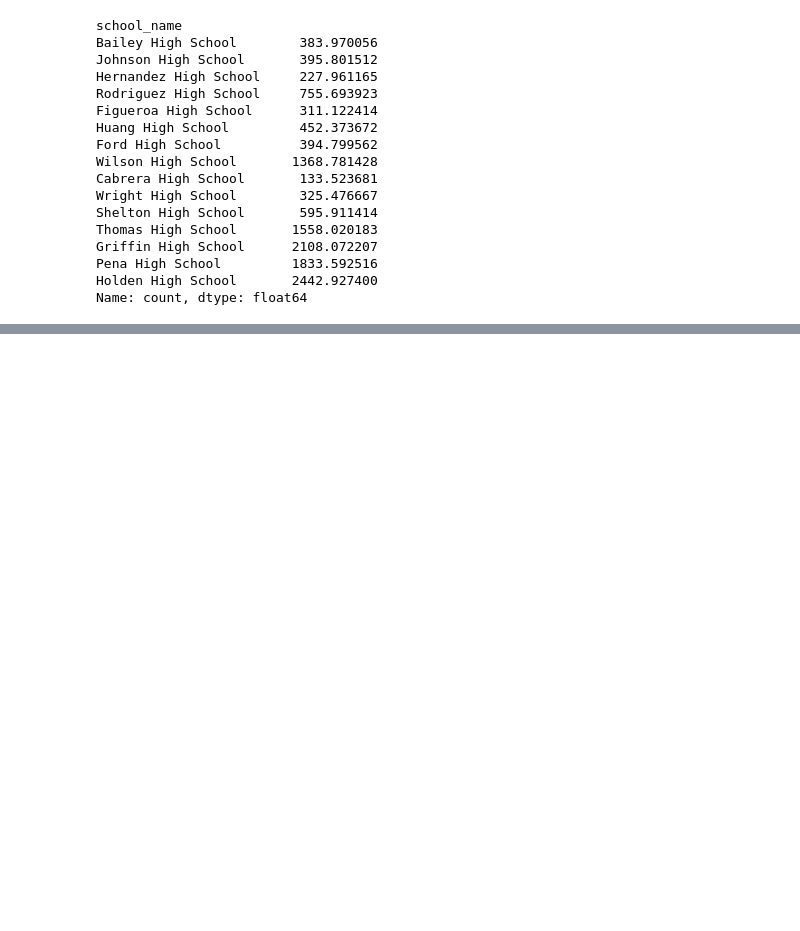
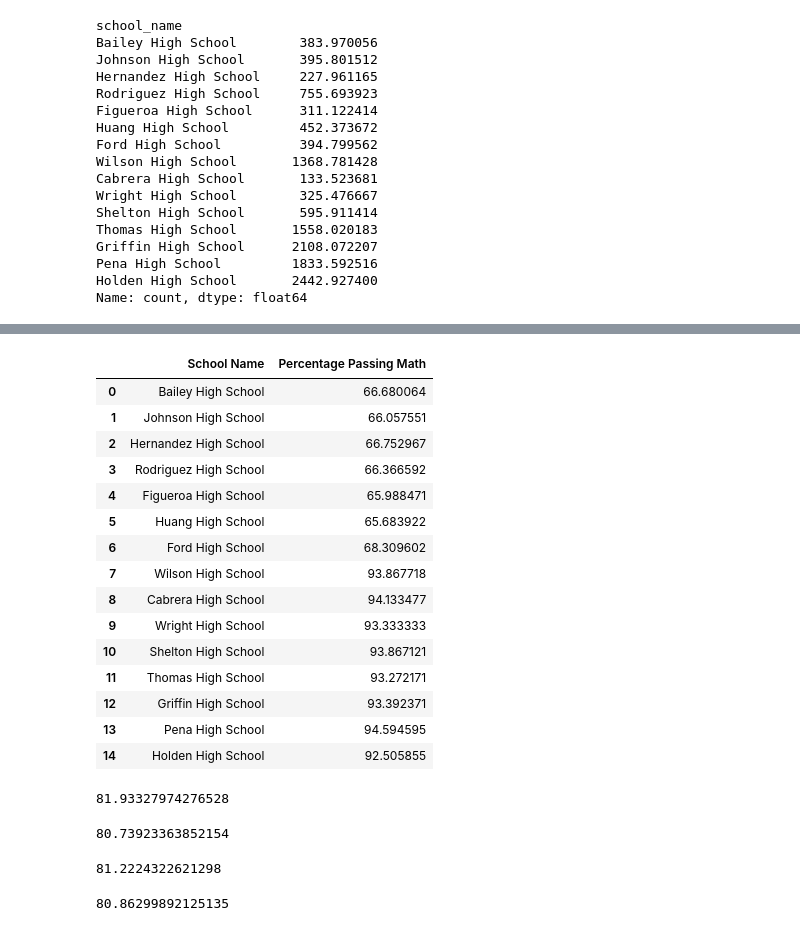
Before and after one commit to Siggy0002/pandas-challenge, a Jupyter notebook: PyCitySchools/Pandas-Challenge.ipynb, the cells around one changed output, grey strips where cells are left out. Saved outputs shown, nothing was run; the diff lists cells and outputs as text; code cells hidden in the pictures; blank space fills up the shorter version.

```diff
--- a/PyCitySchools/Pandas-Challenge.ipynb
+++ b/PyCitySchools/Pandas-Challenge.ipynb
@@ -176,0 +439,48 @@ per_school_reading =
+# %%
+students_passing_math_Thomas = school_data_complete.loc[school_data_complete["school_name"] == "Thomas High School"]
+students_passing_math_Thomas = students_passing_math_Thomas.loc[school_data_complete["math_score"] >= 70]
+students_passing_math_Thomas = len(students_passing_math_Thomas["math_score"])
+students_passing_math_Thomas = (students_passing_math_Thomas / Thomas_students) * 100
+# %%
+students_passing_math_Griffin = school_data_complete.loc[school_data_complete["school_name"] == "Griffin High School"]
+students_passing_math_Griffin = students_passing_math_Griffin.loc[school_data_complete["math_score"] >= 70]
+students_passing_math_Griffin = len(students_passing_math_Griffin["math_score"])
+students_passing_math_Griffin = (students_passing_math_Griffin / Griffin_students) * 100
+# %%
+students_passing_math_Pena = school_data_complete.loc[school_data_complete["school_name"] == "Pena High School"]
+students_passing_math_Pena = students_passing_math_Pena.loc[school_data_complete["math_score"] >= 70]
+students_passing_math_Pena = len(students_passing_math_Pena["math_score"])
+students_passing_math_Pena = (students_passing_math_Pena / Pena_students) * 100
+# %%
+students_passing_math_Holden = school_data_complete.loc[school_data_complete["school_name"] == "Holden High School"]
+students_passing_math_Holden = students_passing_math_Holden.loc[school_data_complete["math_score"] >= 70]
+students_passing_math_Holden = len(students_passing_math_Holden["math_score"])
+students_passing_math_Holden = (students_passing_math_Holden / Holden_students) * 100
+# %%
+school_students_passing_math = pd.DataFrame(
+    {"School Name": ["Bailey High School", "Johnson High School", "Hernandez High School", "Rodriguez High School", "Figueroa High School",
+                     "Huang High School", "Ford High School", "Wilson High School", "Cabrera High School", "Wright High School",
+                     "Shelton High School", "Thomas High School", "Griffin High School", "Pena High School", "Holden High School"],
+     "Percentage Passing Math": [students_passing_math_bailey,students_passing_math_johnson, students_passing_math_Hernandez,
+                                 students_passing_math_Rodriguez, students_passing_math_Figueroa, students_passing_math_Huang, students_passing_math_Ford,
+                                 students_passing_math_Wilson, students_passing_math_Cabrera, students_passing_math_Wright,
+                                 students_passing_math_Shelton, students_passing_math_Thomas, students_passing_math_Griffin,
+                                 students_passing_math_Pena, students_passing_math_Holden]})
+school_students_passing_math.head(16)
+# %% [output]
+|  | School Name | Percentage Passing Math |
+| 0 | Bailey High School | 66.680064 |
+| 1 | Johnson High School | 66.057551 |
+| 2 | Hernandez High School | 66.752967 |
+| 3 | Rodriguez High School | 66.366592 |
+| 4 | Figueroa High School | 65.988471 |
+| 5 | Huang High School | 65.683922 |
+| 6 | Ford High School | 68.309602 |
+| 7 | Wilson High School | 93.867718 |
+| 8 | Cabrera High School | 94.133477 |
+| 9 | Wright High School | 93.333333 |
+| 10 | Shelton High School | 93.867121 |
+| 11 | Thomas High School | 93.272171 |
+| 12 | Griffin High School | 93.392371 |
+| 13 | Pena High School | 94.594595 |
+| 14 | Holden High School | 92.505855 |
@@ -176,0 +489,32 @@ per_school_reading =
+# %%
+students_passing_reading_bailey = school_data_complete.loc[school_data_complete["school_name"] == "Bailey High School"]
+students_passing_reading_bailey = students_passing_reading_bailey.loc[school_data_complete["reading_score"] >= 70]
+students_passing_reading_bailey = len(students_passing_reading_bailey["reading_score"])
+students_passing_reading_bailey= (students_passing_reading_bailey / bailey_students) * 100
+students_passing_reading_bailey
+# %% [output]
+81.93327974276528
+# %%
+students_passing_reading_Figueroa = school_data_complete.loc[school_data_complete["school_name"] == "Figueroa High School"]
+students_passing_reading_Figueroa = students_passing_reading_Figueroa.loc[school_data_complete["reading_score"] >= 70]
+students_passing_reading_Figueroa = len(students_passing_reading_Figueroa["reading_score"])
+students_passing_reading_Figueroa = (students_passing_reading_Figueroa / Figueroa_students) * 100
+students_passing_reading_Figueroa
+# %% [output]
+80.73923363852154
+# %%
+students_passing_reading_johnson = school_data_complete.loc[school_data_complete["school_name"] == "Johnson High School"]
+students_passing_reading_johnson = students_passing_reading_johnson.loc[school_data_complete["reading_score"] >= 70]
+students_passing_reading_johnson = len(students_passing_reading_johnson["reading_score"])
+students_passing_reading_johnson = (students_passing_reading_johnson / johnson_students) * 100
+students_passing_reading_johnson
+# %% [output]
+81.2224322621298
+# %%
+students_passing_reading_Hernandez = school_data_complete.loc[school_data_complete["school_name"] == "Hernandez High School"]
+students_passing_reading_Hernandez = students_passing_reading_Hernandez.loc[school_data_complete["reading_score"] >= 70]
+students_passing_reading_Hernandez = len(students_passing_reading_Hernandez["reading_score"])
+students_passing_reading_Hernandez = (students_passing_reading_Hernandez/ Hernandez_students) * 100
+students_passing_reading_Hernandez
+# %% [output]
+80.86299892125135
```
Also changed, not shown: parts of 32 cells of this notebook.
